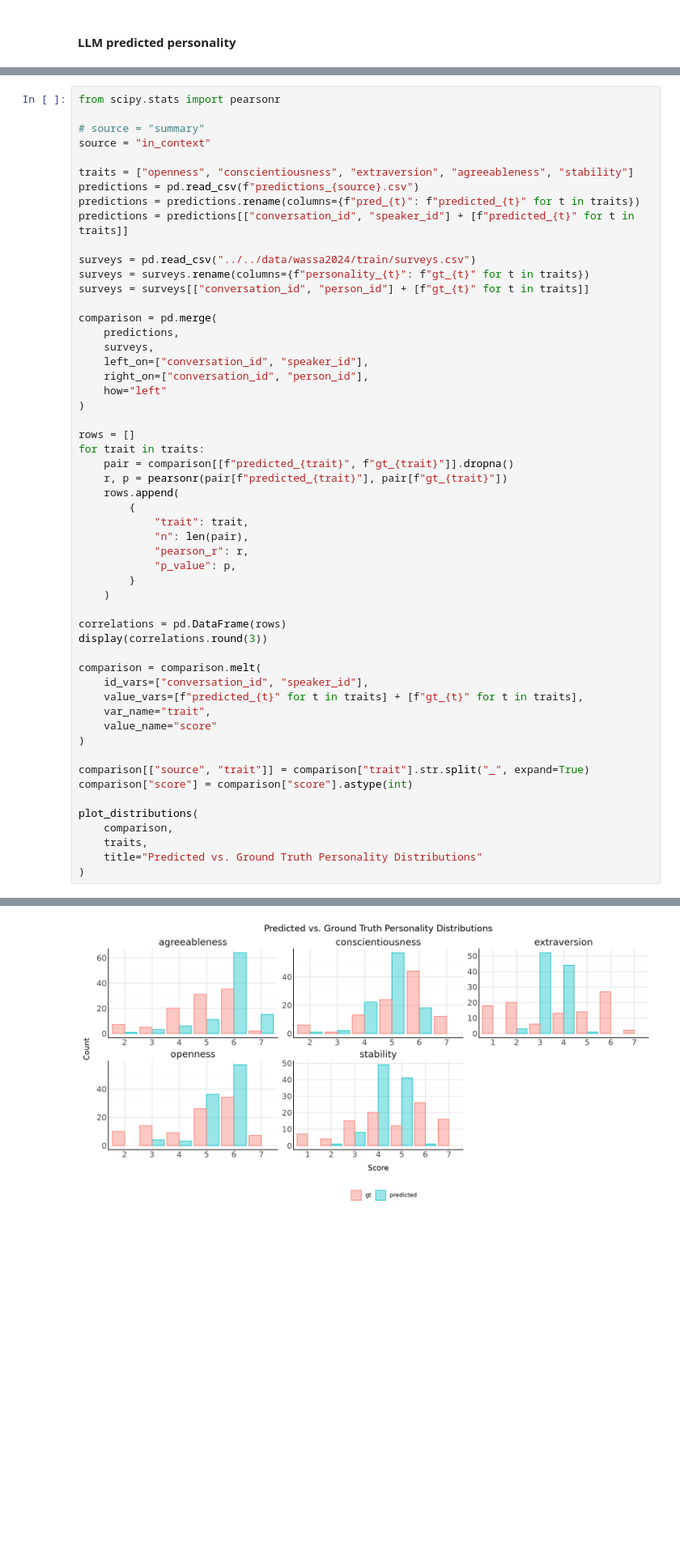
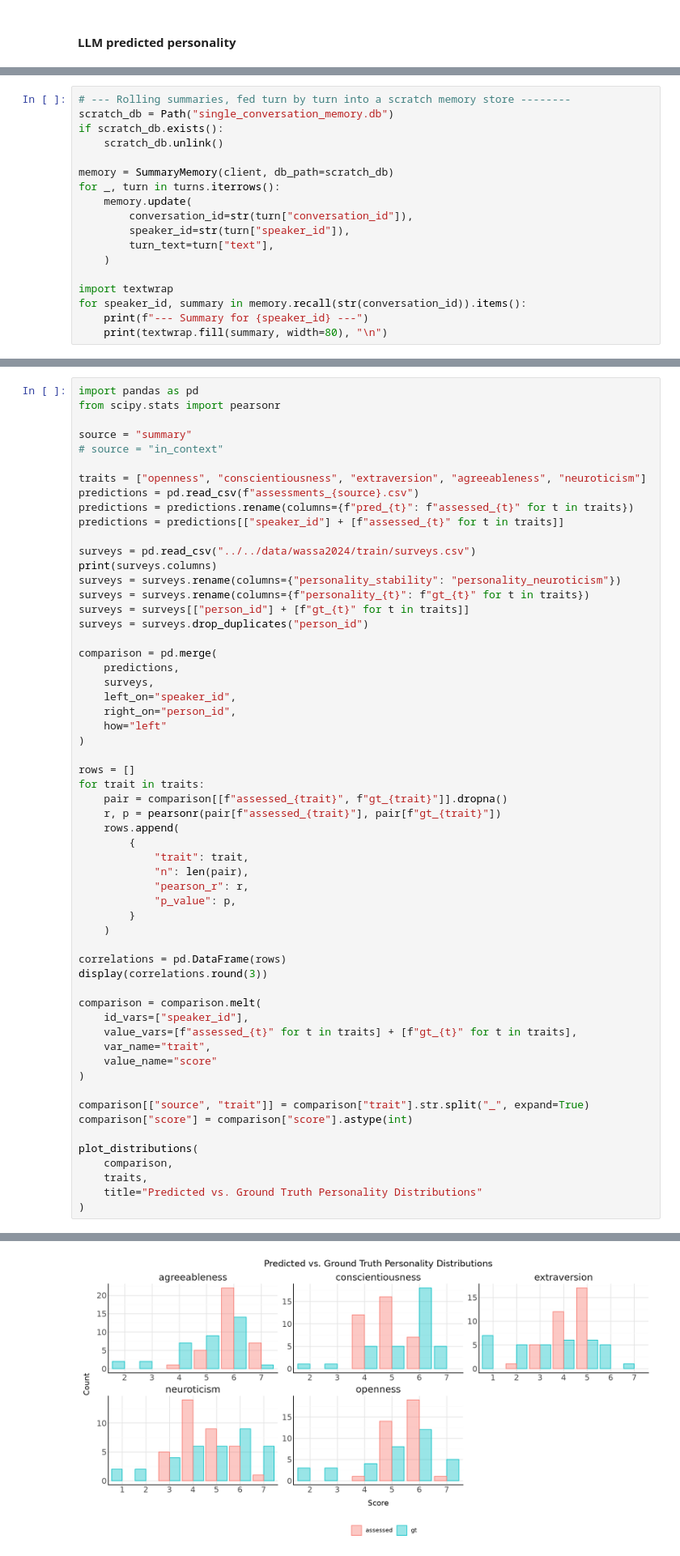
Before and after one commit to shshnk94/summary-mem, a Jupyter notebook: tutorials/wassa2024/wassa2024.ipynb, the cells around one changed output, grey strips where cells are left out. Shown at 81% size. Cells and saved outputs as stored; diff of their text form; blank space fills up the shorter version.

```diff
--- a/tutorials/wassa2024/wassa2024.ipynb
+++ b/tutorials/wassa2024/wassa2024.ipynb
@@ -316,0 +376,18 @@ Run the `prediction.py` script with appropriate flags and obtain the prediction
+# %%
+# --- Rolling summaries, fed turn by turn into a scratch memory store --------
+scratch_db = Path("single_conversation_memory.db")
+if scratch_db.exists():
+    scratch_db.unlink()
+
+memory = SummaryMemory(client, db_path=scratch_db)
+for _, turn in turns.iterrows():
+    memory.update(
+        conversation_id=str(turn["conversation_id"]),
+        speaker_id=str(turn["speaker_id"]),
+        turn_text=turn["text"],
+    )
+
+import textwrap
+for speaker_id, summary in memory.recall(str(conversation_id)).items():
+    print(f"--- Summary for {speaker_id} ---")
+    print(textwrap.fill(summary, width=80), "\n")
@@ -353,32 +490,36 @@ def plot_distributions(df: pd.DataFrame, traits: list[str], title: str):
 
     return plot
 # %%
+import pandas as pd
 from scipy.stats import pearsonr
 
-# source = "summary"
-source = "in_context"
+source = "summary"
+# source = "in_context"
 
-traits = ["openness", "conscientiousness", "extraversion", "agreeableness", "stability"]
-predictions = pd.read_csv(f"predictions_{source}.csv")
-predictions = predictions.rename(columns={f"pred_{t}": f"predicted_{t}" for t in traits})
-predictions = predictions[["conversation_id", "speaker_id"] + [f"predicted_{t}" for t in traits]]
+traits = ["openness", "conscientiousness", "extraversion", "agreeableness", "neuroticism"]
+predictions = pd.read_csv(f"assessments_{source}.csv")
+predictions = predictions.rename(columns={f"pred_{t}": f"assessed_{t}" for t in traits})
+predictions = predictions[["speaker_id"] + [f"assessed_{t}" for t in traits]]
 
 surveys = pd.read_csv("../../data/wassa2024/train/surveys.csv")
+print(surveys.columns)
+surveys = surveys.rename(columns={"personality_stability": "personality_neuroticism"})
 surveys = surveys.rename(columns={f"personality_{t}": f"gt_{t}" for t in traits})
-surveys = surveys[["conversation_id", "person_id"] + [f"gt_{t}" for t in traits]]
+surveys = surveys[["person_id"] + [f"gt_{t}" for t in traits]]
+surveys = surveys.drop_duplicates("person_id")
 
 comparison = pd.merge(
     predictions,
     surveys,
-    left_on=["conversation_id", "speaker_id"],
-    right_on=["conversation_id", "person_id"],
+    left_on="speaker_id",
+    right_on="person_id",
     how="left"
 )
 
 rows = []
 for trait in traits:
-    pair = comparison[[f"predicted_{trait}", f"gt_{trait}"]].dropna()
-    r, p = pearsonr(pair[f"predicted_{trait}"], pair[f"gt_{trait}"])
+    pair = comparison[[f"assessed_{trait}", f"gt_{trait}"]].dropna()
+    r, p = pearsonr(pair[f"assessed_{trait}"], pair[f"gt_{trait}"])
     rows.append(
         {
             "trait": trait,
@@ -392,8 +533,8 @@ correlations = pd.DataFrame(rows)
 display(correlations.round(3))
 
 comparison = comparison.melt(
-    id_vars=["conversation_id", "speaker_id"],
-    value_vars=[f"predicted_{t}" for t in traits] + [f"gt_{t}" for t in traits],
+    id_vars=["speaker_id"],
+    value_vars=[f"assessed_{t}" for t in traits] + [f"gt_{t}" for t in traits],
     var_name="trait",
     value_name="score"
 )
@@ -416,4 +564,4 @@ plot_distributions(
-[figure, old version]
+[figure, new version]
 # %% [markdown]
 #### OpenPersonality model
 # %%
```
Also changed, not shown: parts of 5 cells of this notebook, 6 other files.
